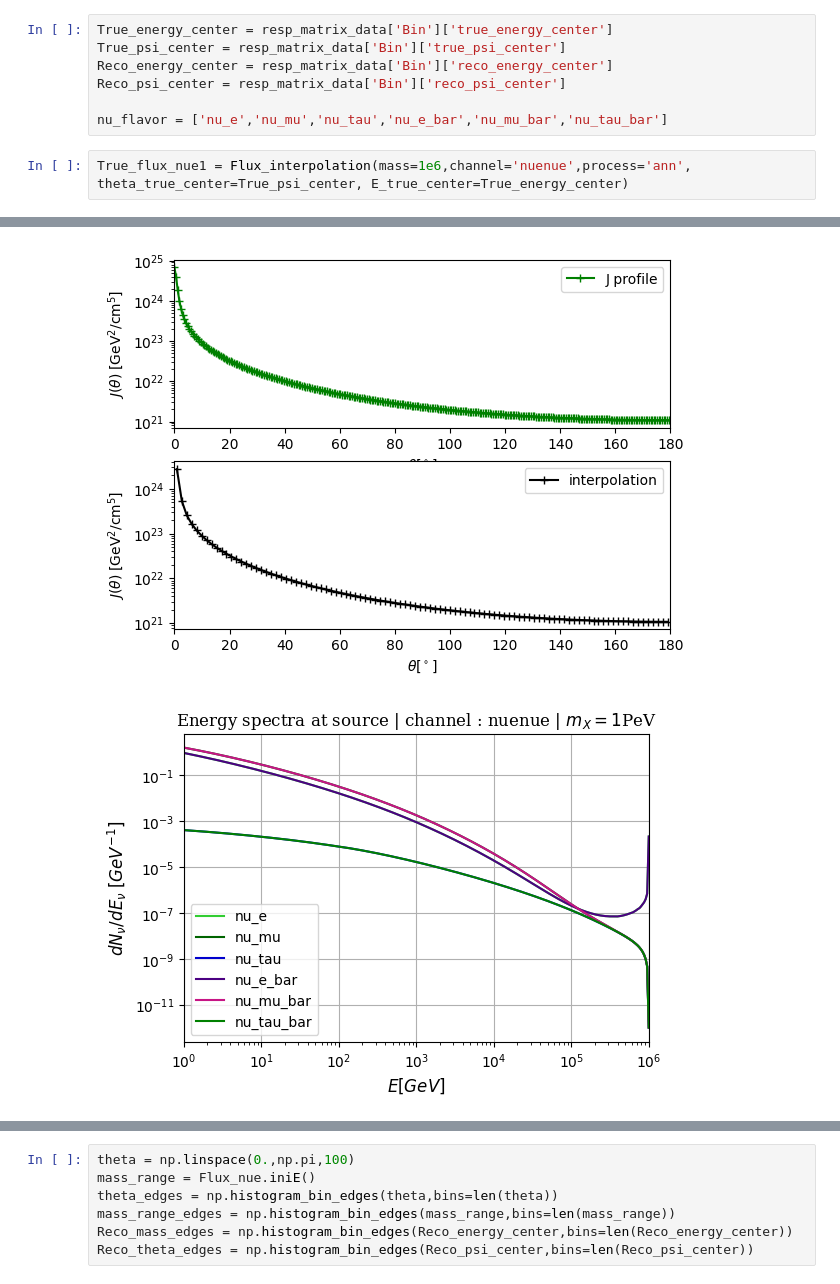
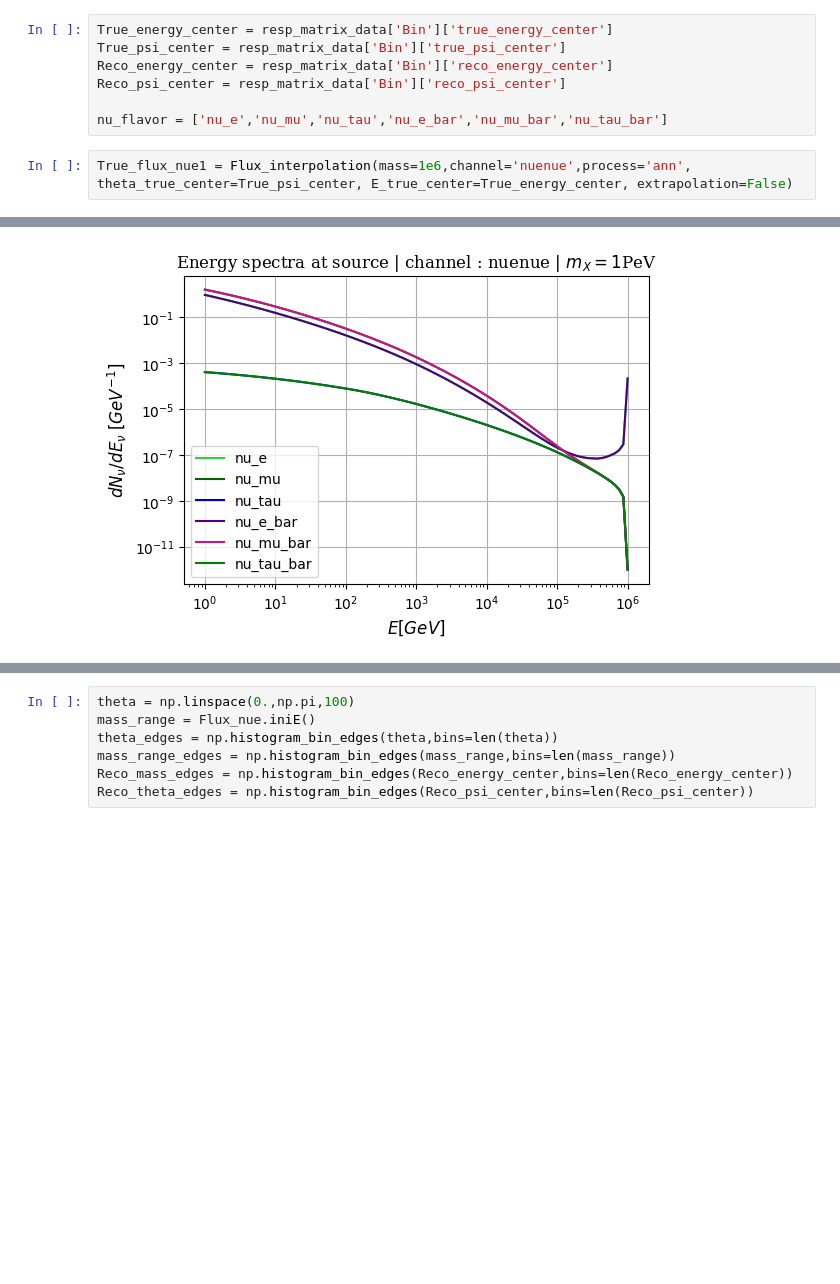
Before and after one commit to danaevld/IceCube, a Jupyter notebook: Signal_PDFs_Ann.ipynb, the cells around one changed output, grey strips where cells are left out. Drawn from its saved outputs; the diff is of its cells as text; blank space fills up the shorter version.

```diff
--- a/Signal_PDFs_Ann.ipynb
+++ b/Signal_PDFs_Ann.ipynb
@@ -52,5 +52,5 @@ Reco_psi_center = resp_matrix_data['Bin']['reco_psi_center']
 
 nu_flavor = ['nu_e','nu_mu','nu_tau','nu_e_bar','nu_mu_bar','nu_tau_bar']
 # %%
-True_flux_nue1 = Flux_interpolation(mass=1e6,channel='nuenue',process='ann', theta_true_center=True_psi_center, E_true_center=True_energy_center)
+True_flux_nue1 = Flux_interpolation(mass=1e6,channel='nuenue',process='ann', theta_true_center=True_psi_center, E_true_center=True_energy_center, extrapolation=False)
 # %% [output]
@@ -61,2 +60 @@ Initial Flux Loading: /usr/local/lib/python3.10/dist-packages/charon-0.1.0-py3.1
-[figure, old version]
+[figure, new version]
-[figure, removed]
```
Also changed, not shown: parts of 15 cells of this notebook, 5 other files.
